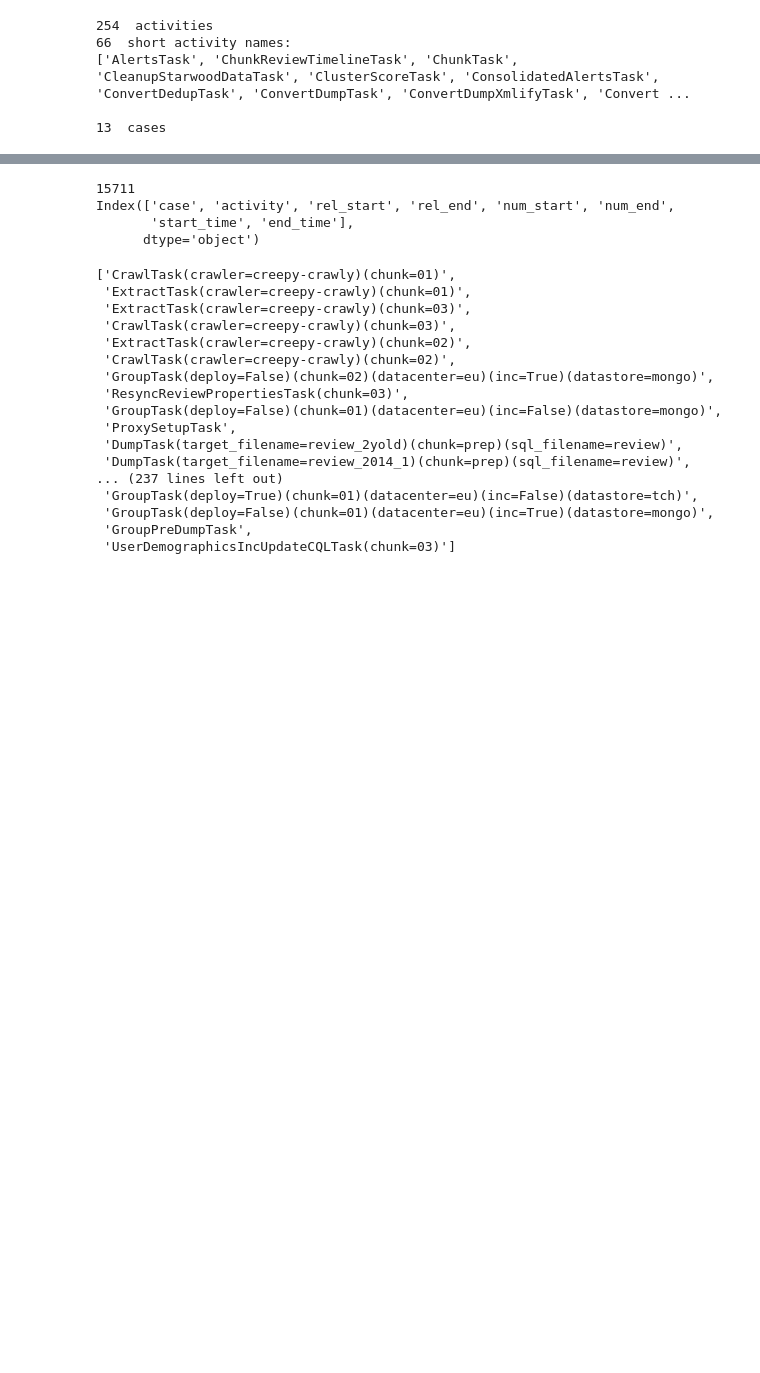
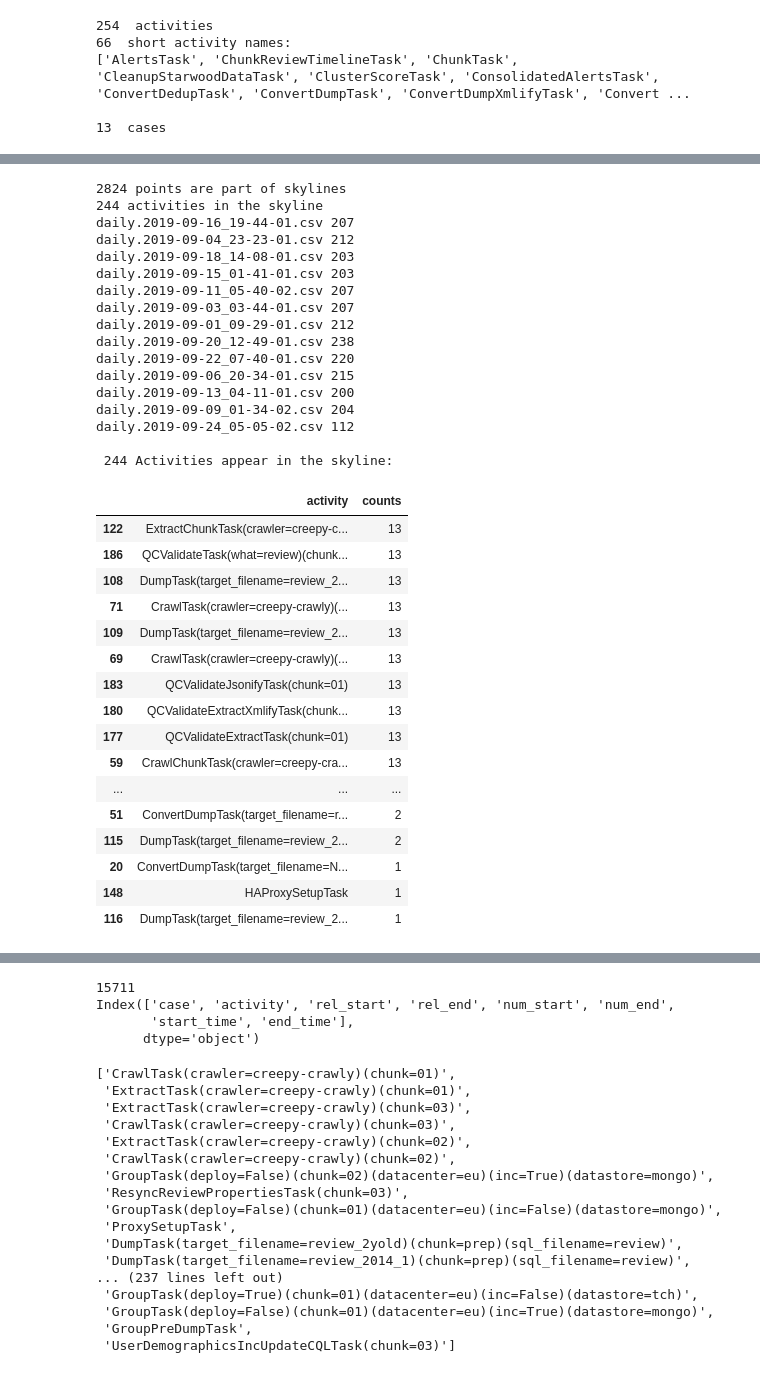
Before and after one commit to andreamalhera/perfSky, a Jupyter notebook: notebooks/pointTransformer.ipynb, the cells around one changed output, grey strips where cells are left out. Cells and saved outputs as stored; diff of their text form; code cells hidden in the pictures; blank space fills up the shorter version.

```diff
--- a/notebooks/pointTransformer.ipynb
+++ b/notebooks/pointTransformer.ipynb
@@ -593,0 +613,57 @@ Saving in  /usr/local/trustyou/home/andream/nfs/processmining/minilogs/daily/gra
+# %%
+print(len(skyline_points), 'points are part of skylines')
+unique_sk_activities = skyline_points['activity'].unique().tolist()
+print(len(unique_sk_activities), 'activities in the skyline')
+skyline_points.groupby('case').size().reset_index(name='counts').sort_values(by=['counts'], ascending=False)
+
+activities=[]
+for i, case in enumerate(skyline_points['case'].unique()):
+    acts = skyline_points[skyline_points['case']==case]['activity'].unique().tolist()
+    activities.append(acts)
+    print(case, len(acts))
+
+representative = skyline_points[['case','activity']].drop_duplicates()
+rep_appereances = representative.groupby(by = ['activity']).size().reset_index(name='counts').sort_values(by=['counts'], ascending=False)
+#rep_appereances = skyline_points.groupby(by = ['activity']).size().reset_index(name='counts').sort_values(by=['counts'], ascending=False)
+
+pd.set_option('display.max_rows', None)
+print('\n',len(rep_appereances), 'Activities appear in the skyline:')
+rep_appereances
+#rep_appereances[rep_appereances['counts']<13]
+
+#rep_appereances.groupby(by = ['counts']).size().reset_index(name='activities').sort_values(by=['counts'], ascending=False)
+# %% [output]
+2824 points are part of skylines
+244 activities in the skyline
+daily.2019-09-16_19-44-01.csv 207
+daily.2019-09-04_23-23-01.csv 212
+daily.2019-09-18_14-08-01.csv 203
+daily.2019-09-15_01-41-01.csv 203
+daily.2019-09-11_05-40-02.csv 207
+daily.2019-09-03_03-44-01.csv 207
+daily.2019-09-01_09-29-01.csv 212
+daily.2019-09-20_12-49-01.csv 238
+daily.2019-09-22_07-40-01.csv 220
+daily.2019-09-06_20-34-01.csv 215
+daily.2019-09-13_04-11-01.csv 200
+daily.2019-09-09_01-34-02.csv 204
+daily.2019-09-24_05-05-02.csv 112
+
+ 244 Activities appear in the skyline:
+|  | activity | counts |
+| 122 | ExtractChunkTask(crawler=creepy-c... | 13 |
+| 186 | QCValidateTask(what=review)(chunk... | 13 |
+| 108 | DumpTask(target_filename=review_2... | 13 |
+| 71 | CrawlTask(crawler=creepy-crawly)(... | 13 |
+| 109 | DumpTask(target_filename=review_2... | 13 |
+| 69 | CrawlTask(crawler=creepy-crawly)(... | 13 |
+| 183 | QCValidateJsonifyTask(chunk=01) | 13 |
+| 180 | QCValidateExtractXmlifyTask(chunk... | 13 |
+| 177 | QCValidateExtractTask(chunk=01) | 13 |
+| 59 | CrawlChunkTask(crawler=creepy-cra... | 13 |
+| ... | ... | ... |
+| 51 | ConvertDumpTask(target_filename=r... | 2 |
+| 115 | DumpTask(target_filename=review_2... | 2 |
+| 20 | ConvertDumpTask(target_filename=N... | 1 |
+| 148 | HAProxySetupTask | 1 |
+| 116 | DumpTask(target_filename=review_2... | 1 |
```
Also changed, not shown: parts of 9 cells of this notebook.
